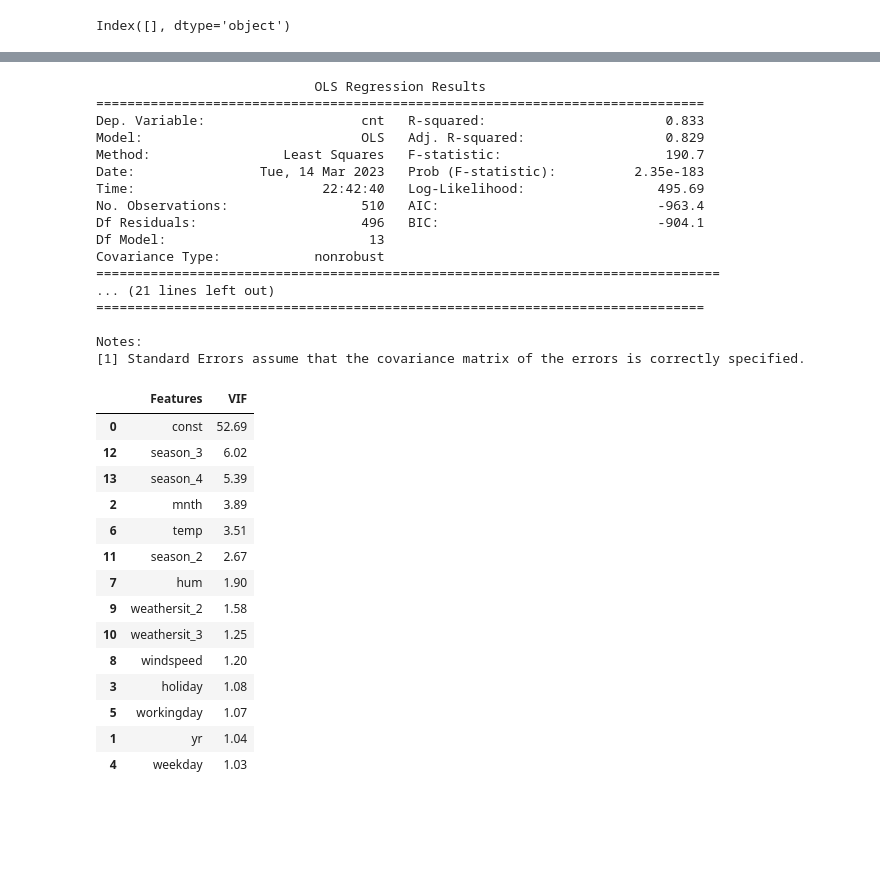
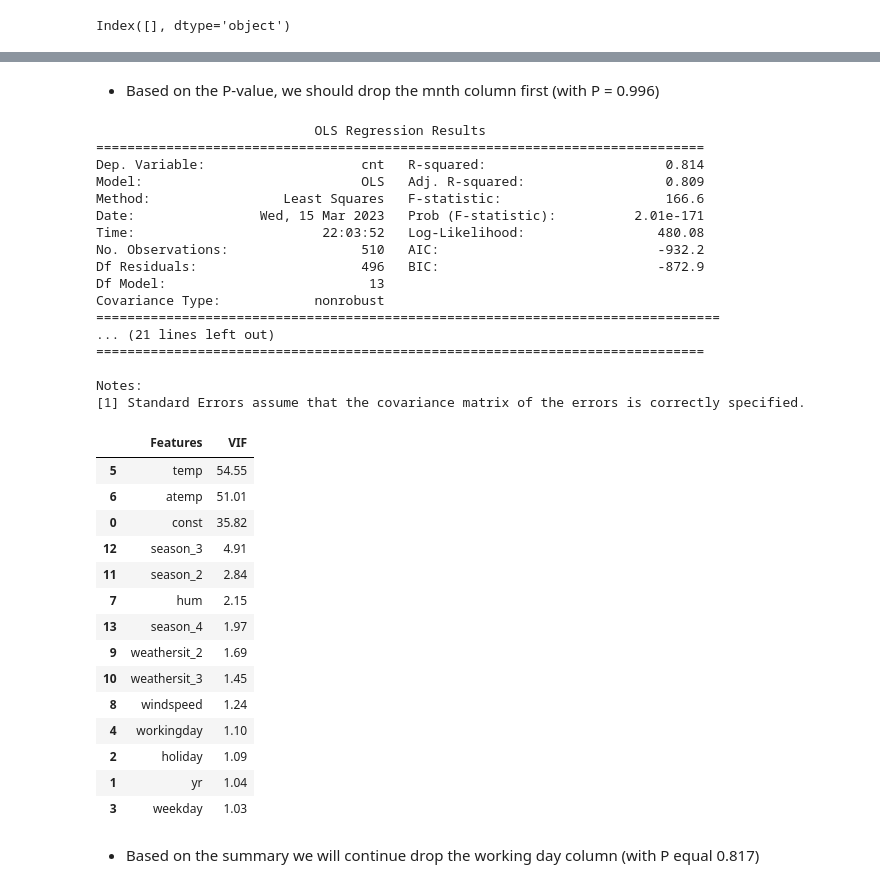
Before and after one commit to bigredbug47/BikeSharing, a Jupyter notebook: BikeSharing.ipynb, the cells around one changed output, grey strips where cells are left out. Drawn from its saved outputs; the diff is of its cells as text; code cells hidden in the pictures; blank space fills up the shorter version.

```diff
--- a/BikeSharing.ipynb
+++ b/BikeSharing.ipynb
@@ -80,7 +96,0 @@ There are several columns in the dataset that are unnecessary.
-# %%
-# There are some columns that not necessary in the dataset.
-# The instant column: Alternative of Index column
-# The casual column and registered column: Sub columns of target column (cnt)
-
-df = df.drop(columns=["instant", "casual", "registered"])
-df
@@ -115,0 +121,8 @@ plt.show()
+# %%
+# There are some columns that not necessary in the dataset.
+# The instant column: Alternative of Index column
+# The casual column and registered column: Sub columns of target column (cnt)
+# The dtedate column: Unique value and similar like index column
+
+df = df.drop(columns=["instant", "casual", "registered", "dteday"])
+df
@@ -502,49 +540,53 @@ Notes:
 | 1 | yr | 1.04 |
 | 4 | weekday | 1.03 |
+# %% [markdown]
+- Based on the P-value, we should drop the mnth column first (with P = 0.996)
 # %%
-X_train_new = X_train_rfe.drop(["atemp"], axis = 1)
+X_train_new = X_train_rfe.drop(["mnth"], axis = 1)
 X_train_lm = sm.add_constant(X_train_new)
 lm = sm.OLS(y_train, X_train_lm).fit()
 print(lm.summary())
 
 # Create a dataframe that will contain the names of all the feature variables and their respective VIFs
 vif = pd.DataFrame()
 vif['Features'] = X_train_lm.columns
 vif['VIF'] = [variance_inflation_factor(X_train_lm.values, i) for i in range(X_train_lm.shape[1])]
 vif['VIF'] = round(vif['VIF'], 2)
 vif = vif.sort_values(by = "VIF", ascending = False)
 vif
 # %% [output]
                             OLS Regression Results
 ==============================================================================
-Dep. Variable:                    cnt   R-squared:                       0.833
-Model:                            OLS   Adj. R-squared:                  0.829
-Method:                 Least Squares   F-statistic:                     190.7
-Date:                Tue, 14 Mar 2023   Prob (F-statistic):          2.35e-183
-Time:                        22:42:40   Log-Likelihood:                 495.69
-No. Observations:                 510   AIC:                            -963.4
-Df Residuals:                     496   BIC:                            -904.1
+Dep. Variable:                    cnt   R-squared:                       0.814
+Model:                            OLS   Adj. R-squared:                  0.809
+Method:                 Least Squares   F-statistic:                     166.6
+Date:                Wed, 15 Mar 2023   Prob (F-statistic):          2.01e-171
+Time:                        22:03:52   Log-Likelihood:                 480.08
+No. Observations:                 510   AIC:                            -932.2
+Df Residuals:                     496   BIC:                            -872.9
 Df Model:                          13
 Covariance Type:            nonrobust
 ================================================================================
 ... (21 lines left out)
 ==============================================================================
 
 Notes:
 [1] Standard Errors assume that the covariance matrix of the errors is correctly specified.
 |  | Features | VIF |
-| 0 | const | 52.69 |
-| 12 | season_3 | 6.02 |
-| 13 | season_4 | 5.39 |
-| 2 | mnth | 3.89 |
-| 6 | temp | 3.51 |
-| 11 | season_2 | 2.67 |
-| 7 | hum | 1.90 |
-| 9 | weathersit_2 | 1.58 |
-| 10 | weathersit_3 | 1.25 |
-| 8 | windspeed | 1.20 |
-| 3 | holiday | 1.08 |
-| 5 | workingday | 1.07 |
+| 5 | temp | 54.55 |
+| 6 | atemp | 51.01 |
+| 0 | const | 35.82 |
+| 12 | season_3 | 4.91 |
+| 11 | season_2 | 2.84 |
+| 7 | hum | 2.15 |
+| 13 | season_4 | 1.97 |
+| 9 | weathersit_2 | 1.69 |
+| 10 | weathersit_3 | 1.45 |
+| 8 | windspeed | 1.24 |
+| 4 | workingday | 1.10 |
+| 2 | holiday | 1.09 |
 | 1 | yr | 1.04 |
-| 4 | weekday | 1.03 |
+| 3 | weekday | 1.03 |
+# %% [markdown]
+- Based on the summary we will continue drop the working day column (with P equal 0.817)
 # %%
```
Also changed, not shown: parts of 54 cells of this notebook, 2 other files.
